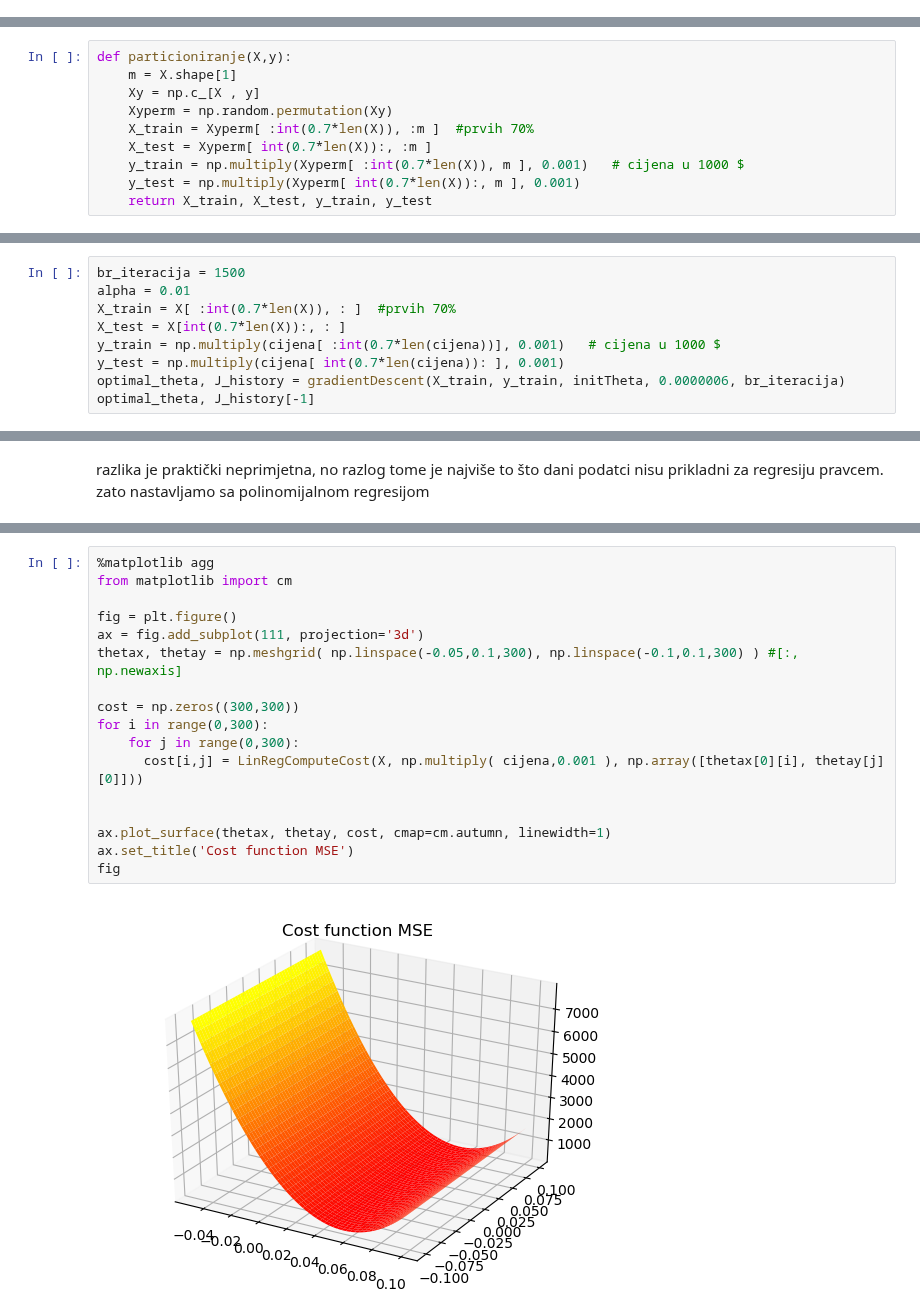
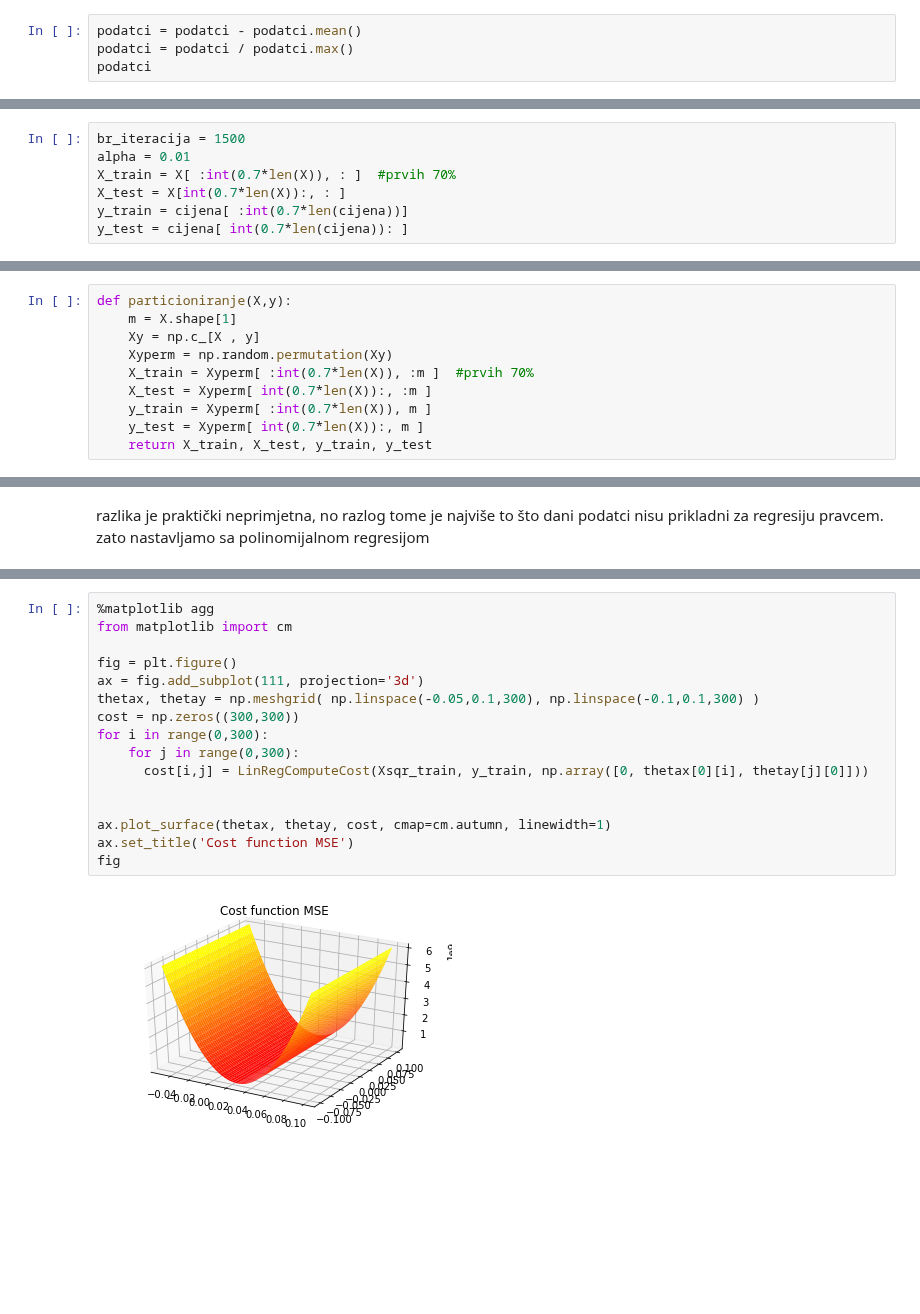
Before and after one commit to skrinjarf/Matemati-ki-softver, a Jupyter notebook: 1.zadaca.ipynb, the cells around one changed output, grey strips where cells are left out. Cells and saved outputs as stored; diff of their text form; blank space fills up the shorter version.

Commit message:
napravljena regresija na aproksimaciji podataka
napravljena je do regresija na aproksimaciji cijena koja koristi svako 50to mjerenje. ubačeno ekstra popratnog teksta koji opisuje kod

```diff
--- a/1.zadaca.ipynb
+++ b/1.zadaca.ipynb
@@ -8,0 +40,4 @@ Index(['Cash Buyer', 'Cash Seller & Settlement', '3-months Buyer',
+# %%
+podatci = podatci - podatci.mean()
+podatci = podatci / podatci.max()
+podatci
@@ -46,12 +111,9 @@ def gradientDescent(X, y, theta, alpha, num_iters):
         J_povijest[i] = LinRegComputeCost(X ,y ,theta)
     return theta, J_povijest
 # %%
-def particioniranje(X,y):
-    m = X.shape[1]
-    Xy = np.c_[X , y]
-    Xyperm = np.random.permutation(Xy)
-    X_train = Xyperm[ :int(0.7*len(X)), :m ]  #prvih 70%
-    X_test = Xyperm[ int(0.7*len(X)):, :m ]
-    y_train = np.multiply(Xyperm[ :int(0.7*len(X)), m ], 0.001)   # cijena u 1000 $
-    y_test = np.multiply(Xyperm[ int(0.7*len(X)):, m ], 0.001)
-    return X_train, X_test, y_train, y_test
+br_iteracija = 1500
+alpha = 0.01
+X_train = X[ :int(0.7*len(X)), : ]  #prvih 70%
+X_test = X[int(0.7*len(X)):, : ]
+y_train = cijena[ :int(0.7*len(cijena))]
+y_test = cijena[ int(0.7*len(cijena)): ]
@@ -58,9 +121,0 @@ def particioniranje(X,y):
-# %%
-br_iteracija = 1500
-alpha = 0.01
-X_train = X[ :int(0.7*len(X)), : ]  #prvih 70%
-X_test = X[int(0.7*len(X)):, : ]
-y_train = np.multiply(cijena[ :int(0.7*len(cijena))], 0.001)   # cijena u 1000 $
-y_test = np.multiply(cijena[ int(0.7*len(cijena)): ], 0.001)
-optimal_theta, J_history = gradientDescent(X_train, y_train, initTheta, 0.0000006, br_iteracija)
-optimal_theta, J_history[-1]
@@ -84,2 +147,12 @@ pametnije particioniranje skupa podataka je da ne uzimamo prvih 70% i zadnjih 30
+# %%
+def particioniranje(X,y):
+    m = X.shape[1]
+    Xy = np.c_[X , y]
+    Xyperm = np.random.permutation(Xy)
+    X_train = Xyperm[ :int(0.7*len(X)), :m ]  #prvih 70%
+    X_test = Xyperm[ int(0.7*len(X)):, :m ]
+    y_train = Xyperm[ :int(0.7*len(X)), m ]
+    y_test = Xyperm[ int(0.7*len(X)):, m ]
+    return X_train, X_test, y_train, y_test
 # %%
 X2_train, X2_test, y2_train, y2_test = particioniranje(X, cijena)
@@ -126,20 +199,19 @@ iako po grafu kretanja cijene funkcije izgleda kao da nas je gradijentni spust d
 # %%
 %matplotlib agg
 from matplotlib import cm
 
 fig = plt.figure()
 ax = fig.add_subplot(111, projection='3d')
-thetax, thetay = np.meshgrid( np.linspace(-0.05,0.1,300), np.linspace(-0.1,0.1,300) ) #[:, np.newaxis]
-
+thetax, thetay = np.meshgrid( np.linspace(-0.05,0.1,300), np.linspace(-0.1,0.1,300) )
 cost = np.zeros((300,300))
 for i in range(0,300):
     for j in range(0,300):
-      cost[i,j] = LinRegComputeCost(X, np.multiply( cijena,0.001 ), np.array([thetax[0][i], thetay[j][0]]))
+      cost[i,j] = LinRegComputeCost(Xsqr_train, y_train, np.array([0, thetax[0][i], thetay[j][0]]))
 
 
 ax.plot_surface(thetax, thetay, cost, cmap=cm.autumn, linewidth=1)
 ax.set_title('Cost function MSE')
 fig
 # %% [output]
-[figure, old version]
+[figure, new version]
 # %% [markdown]
```
Also changed, not shown: parts of 34 cells of this notebook.
